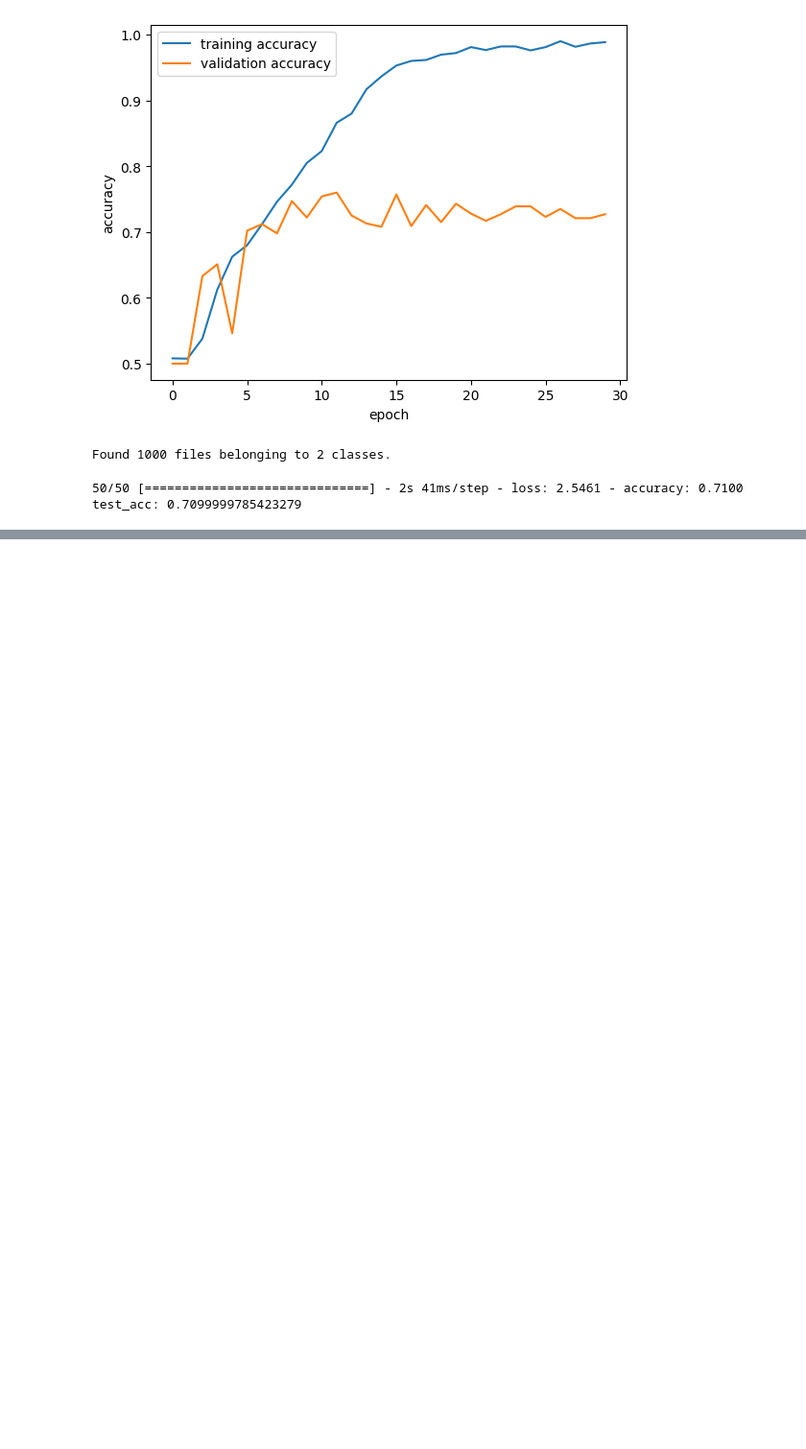
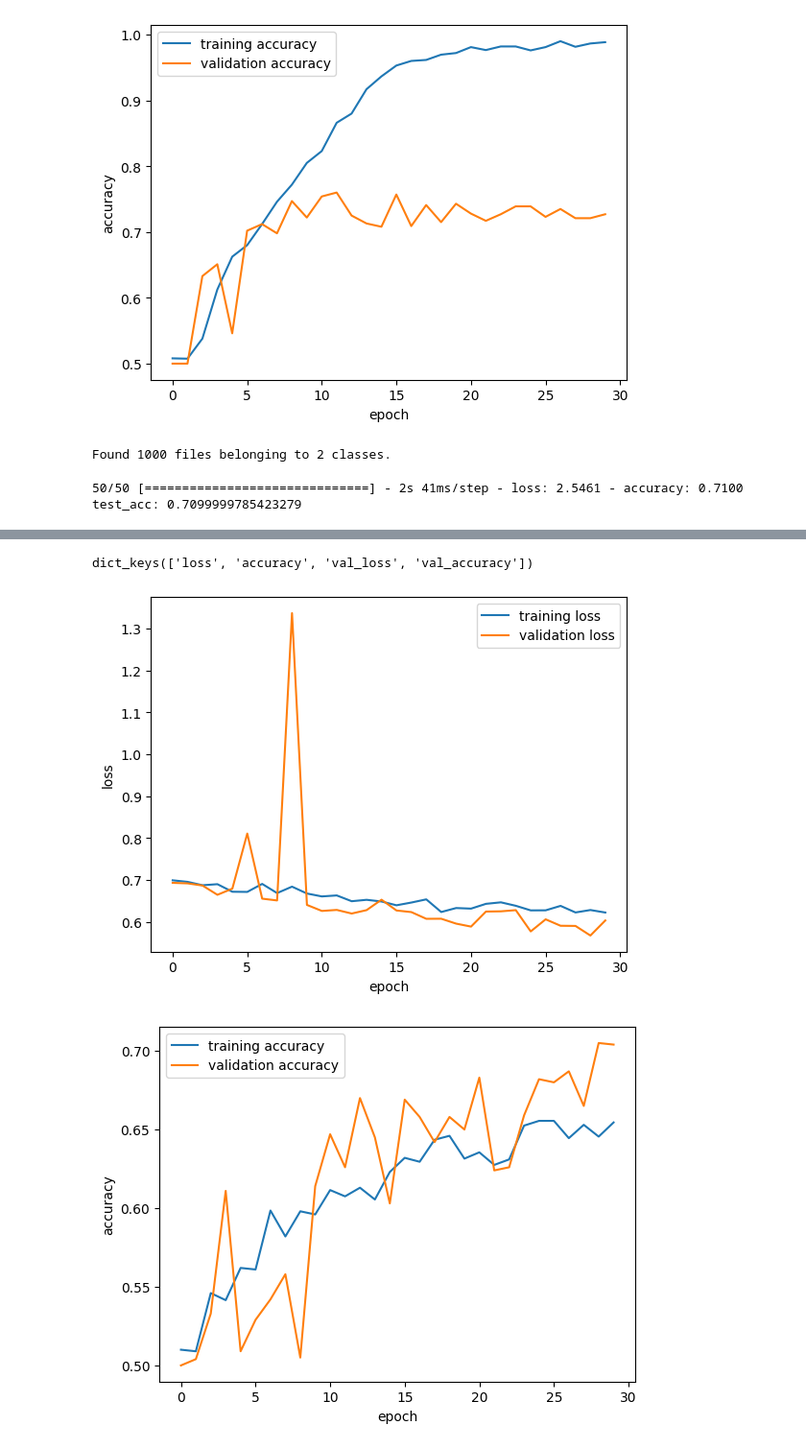
Before and after one commit to MichalMichniak/ML2, a Jupyter notebook: Lab_3.ipynb, the cells around one changed output, grey strips where cells are left out. Shown at 96% size. Cells and saved outputs as stored; diff of their text form; code cells hidden in the pictures; blank space fills up the shorter version.

```diff
--- a/Lab_3.ipynb
+++ b/Lab_3.ipynb
@@ -322,0 +480,20 @@ test_acc: 0.7099999785423279
+# %%
+network = models.Sequential()
+network.add(data_augmentation)
+network.add(layers.Rescaling(1./255, input_shape=(150,150,3)))
+network.add(layers.Conv2D(32,(3,3), activation='relu', input_shape=(150,150,3)))
+network.add(layers.MaxPooling2D((2,2)))
+network.add(layers.Conv2D(64,(3,3), activation='relu', input_shape=(74,74,32)))
+network.add(layers.MaxPooling2D((2,2)))
+network.add(layers.Conv2D(128,(3,3), activation='relu', input_shape=(36,36,64)))
+network.add(layers.MaxPooling2D((2,2)))
+network.add(layers.Conv2D(128,(3,3), activation='relu', input_shape=(17,17,128)))
+network.add(layers.MaxPooling2D((2,2)))
+network.add(layers.Conv2D(128,(3,3), activation='relu', input_shape=(7,7,128)))
+
+network.add(layers.Flatten())
+network.add(layers.Dropout(0.5))
+network.add(layers.Dense(512, activation='relu', input_shape=(6272,)))
+network.add(layers.Dense(1, activation='sigmoid', input_shape=(512,)))
+
+network.summary()
@@ -322,0 +518,5 @@ test_acc: 0.7099999785423279
+# %%
+network.compile(optimizer='rmsprop',
+                loss='binary_crossentropy',
+                metrics=['accuracy'], run_eagerly=True)
+history = network.fit(train_dataset, epochs=30, validation_data=val_dataset)
@@ -322,0 +541,23 @@ test_acc: 0.7099999785423279
+# %%
+history_dict = history.history
+print(history_dict.keys())
+
+import matplotlib.pyplot as plt
+
+plt.plot(history_dict['loss'], label = "training loss")
+plt.plot(history_dict['val_loss'], label = "validation loss")
+plt.xlabel("epoch")
+plt.ylabel("loss")
+plt.legend()
+plt.show()
+
+plt.plot(history_dict['accuracy'], label = "training accuracy")
+plt.plot(history_dict['val_accuracy'], label = "validation accuracy")
+plt.xlabel("epoch")
+plt.ylabel("accuracy")
+plt.legend()
+plt.show()
+# %% [output]
+dict_keys(['loss', 'accuracy', 'val_loss', 'val_accuracy'])
+[figure, added]
+[figure, added]
```
Also changed, not shown: parts of 14 cells of this notebook.
